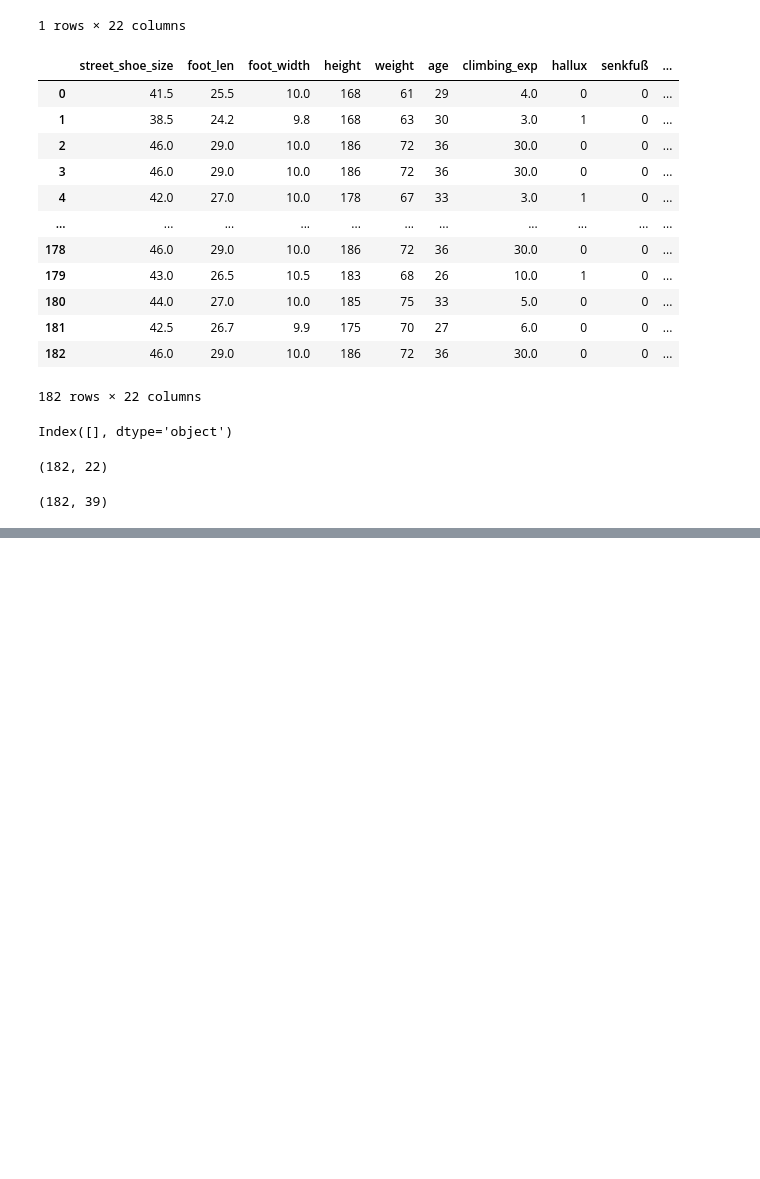
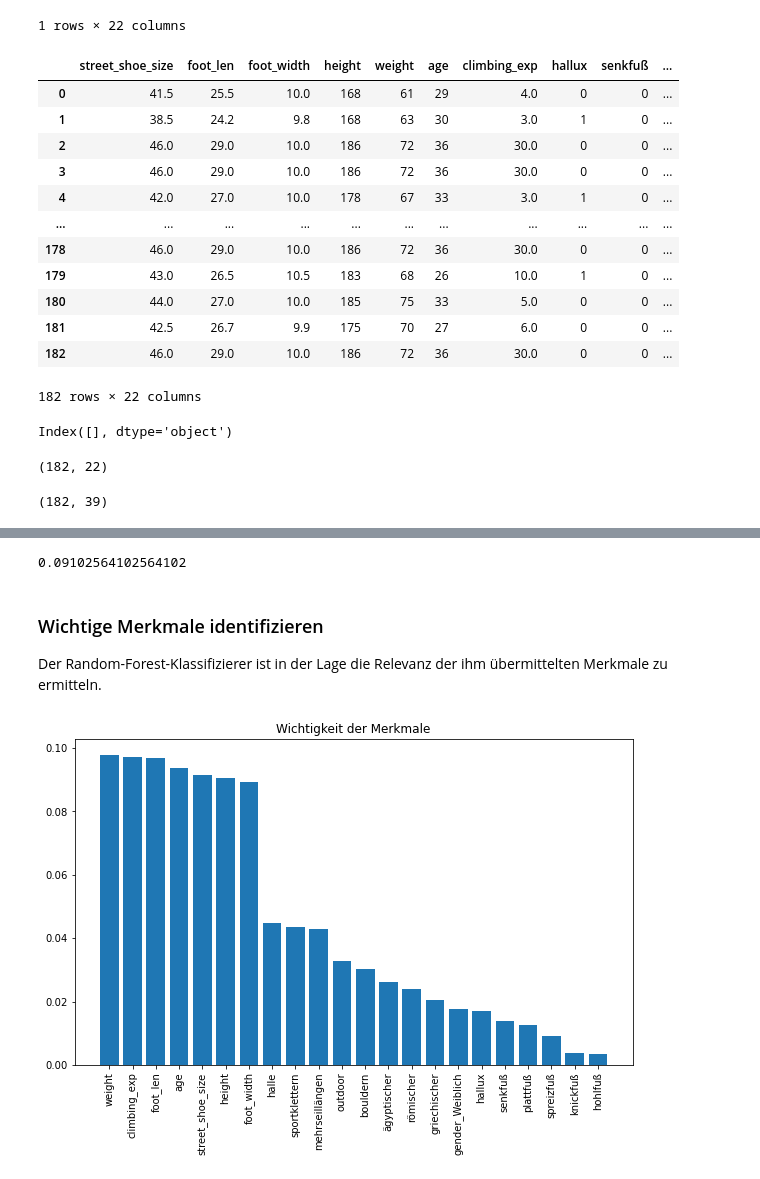
Before and after one commit to chalkiswhite/climbing-shoe-recommender, a Jupyter notebook: main.ipynb, the cells around one changed output, grey strips where cells are left out. Drawn from its saved outputs; the diff is of its cells as text; code cells hidden in the pictures; blank space fills up the shorter version.

Commit message:
Update main.ipynb
Cross-Validation
Decision Tree
Random-Forest

```diff
--- a/main.ipynb
+++ b/main.ipynb
@@ -645,0 +674,46 @@ print(classification_report(y_test,model_predictions))
+# %%
+from sklearn.ensemble import RandomForestClassifier
+
+X_train, X_test, y_train, y_test = train_test_split(X, y, test_size=0.33)
+
+scaler = StandardScaler()
+scaled_X = scaler.fit_transform(X_train)
+
+randomforest = RandomForestClassifier(random_state=0, n_jobs=-1)
+
+forest_model = randomforest.fit(scaled_X, y_train)
+
+from sklearn import metrics
+from sklearn.model_selection import KFold, cross_val_score
+
+kf = KFold(n_splits=10, shuffle=True, random_state=1)
+
+cv_results = cross_val_score(randomforest, scaled_X, y_train, cv=kf, scoring="accuracy", n_jobs=-1)
+
+cv_results.mean()
+# %% [output]
+0.09102564102564102
+# %% [markdown]
+### Wichtige Merkmale identifizieren
+
+Der Random-Forest-Klassifizierer ist in der Lage die Relevanz der ihm übermittelten Merkmale zu ermitteln.
+# %%
+from sklearn.ensemble import RandomForestClassifier
+
+randomforest = RandomForestClassifier(random_state=0, n_jobs=-1)
+
+forest_model = randomforest.fit(scaled_X, y_train)
+
+importances = forest_model.feature_importances_
+
+indices = np.argsort(importances)[::-1]
+
+names = [X.columns[i] for i in indices]
+
+plt.figure(figsize=(10, 6))
+plt.title("Wichtigkeit der Merkmale")
+plt.bar(range(X.shape[1]), importances[indices])
+plt.xticks(range(X.shape[1]), names, rotation=90)
+plt.show()
+# %% [output]
+[figure, added]
```
Also changed, not shown: parts of 16 cells of this notebook.
